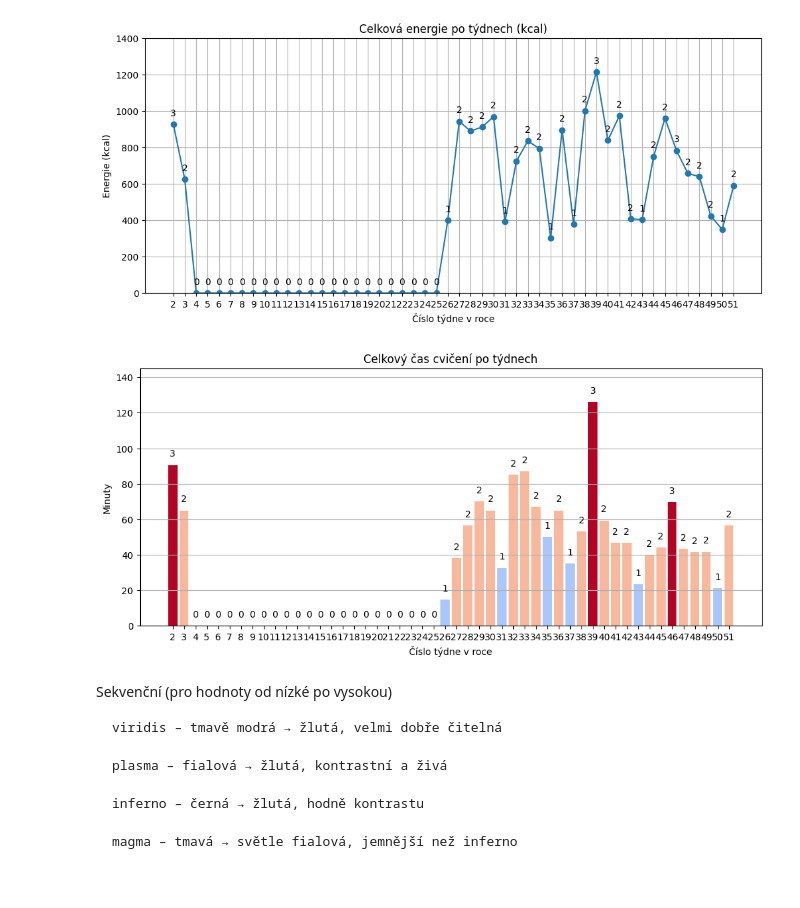
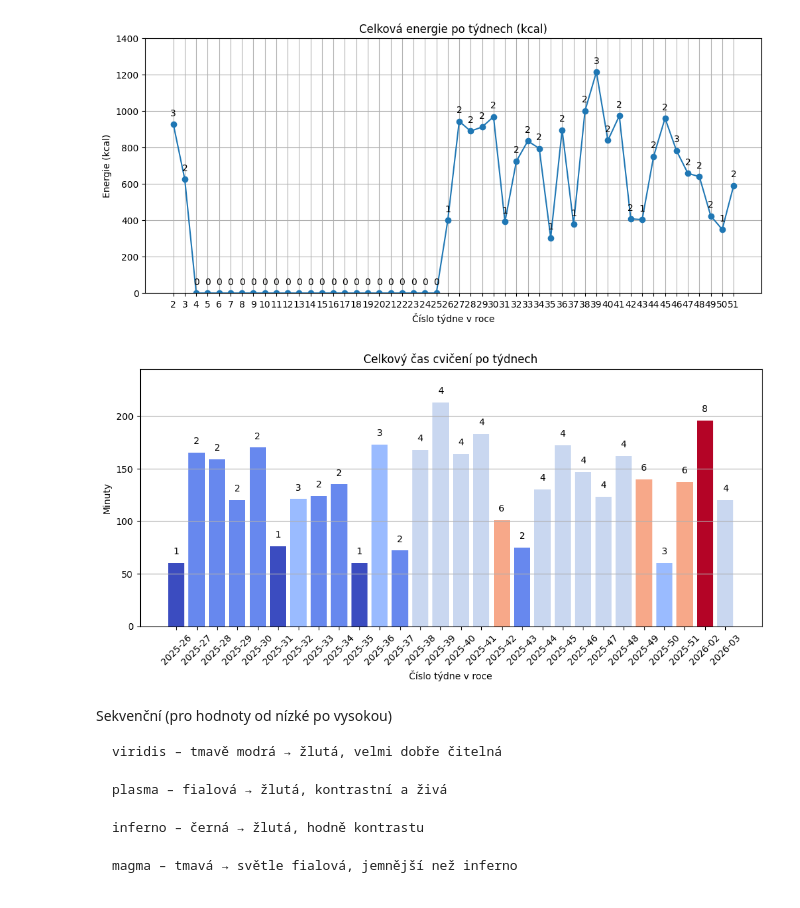
Before and after one commit to MarekCoderslab/TOPFIT, a Jupyter notebook: TOPFit_workout.ipynb, the cells around one changed output. Saved outputs shown, nothing was run; the diff lists cells and outputs as text; code cells hidden in the pictures.

```diff
--- a/TOPFit_workout.ipynb
+++ b/TOPFit_workout.ipynb
@@ -451,12 +451,22 @@ import numpy as np
 import pandas as pd
 
 # --- jistota: vytvoř sloupec week jako int ---
-df_exploded["week"] = pd.to_datetime(df["date"]).dt.isocalendar().week.astype(int)
+# df_exploded["week"] = pd.to_datetime(df["date"]).dt.isocalendar().week.astype(int)
+# iso = pd.to_datetime(df["date"]).dt.isocalendar() # stará verze
+# df_exploded["week"] = iso.year.astype(str) + "-" + iso.week.astype(str).str.zfill(2) # stará verze
+iso = pd.to_datetime(df_exploded["date"]).dt.isocalendar()
+df_exploded["week"] = (
+    iso.year.astype(str) + "-" + iso.week.astype(str).str.zfill(2)
+)
+
 
 # kompletní rozsah týdnů (int list)
-start_week = int(df["week"].min())
-end_week = int(df["week"].max())
-all_weeks = list(range(start_week, end_week + 1))
+# start_week = int(df["week"].min())
+# end_week = int(df["week"].max())
+# all_weeks = list(range(start_week, end_week + 1))
+# all_weeks = sorted(df_exploded["week"].unique())
+df_exploded["week"] = df_exploded["week"].astype(str)
+all_weeks = sorted(df_exploded["week"].unique())
 
 # součet minut (doba) po týdnech, přeuspořádaný podle all_weeks
 weekly_minutes = (
@@ -475,37 +485,37 @@ weekly_counts = (
 )
 
 # --- barevná škála podle počtu lekcí ---
 vmin = weekly_counts.min()
 vmax = weekly_counts.max()
 # zabrání dělení nulou, když jsou všechny hodnoty stejné
 if vmin == vmax:
     norm = plt.Normalize(vmin - 1, vmax + 1)
 else:
     norm = plt.Normalize(vmin, vmax)
 cmap = cm.get_cmap("coolwarm")   # nebo "viridis", "plasma" atd.
 colors = cmap(norm(weekly_counts.values))
 
 # --- vykreslení ---
 fig, ax = plt.subplots(figsize=(12, 5))
-x = np.arange(len(all_weeks))  # pozice na ose x
+x = np.arange(len(all_weeks))  # pozice na ose x - nechat
 
 bars = ax.bar(x, weekly_minutes.values, color=colors)
 ax.set_ylim(0, max(130, weekly_minutes.max() * 1.15))  # minimální max 130, nebo dynamické
 ax.set_title("Celkový čas cvičení po týdnech")
 ax.set_xlabel("Číslo týdne v roce")
 ax.set_ylabel("Minuty")
-ax.set_xticks(x)
-ax.set_xticklabels(all_weeks, rotation=0)
+ax.set_xticks(x) # nechat
+ax.set_xticklabels(all_weeks, rotation=45) # nechat
 ax.grid(axis="y")
 
 # přidání počtu lekcí nad sloupce
 offset = max(1, weekly_minutes.max() * 0.03)
 for i, (val, cnt) in enumerate(zip(weekly_minutes.values, weekly_counts.values)):
     ax.text(i, val + offset, str(int(cnt)), ha='center', va='bottom')
 
 plt.show()
 # %% [output]
-[figure, old version]
+[figure, new version]
 # %% [markdown]
 Sekvenční (pro hodnoty od nízké po vysokou)
 
```
Also changed, not shown: 1 other file.
